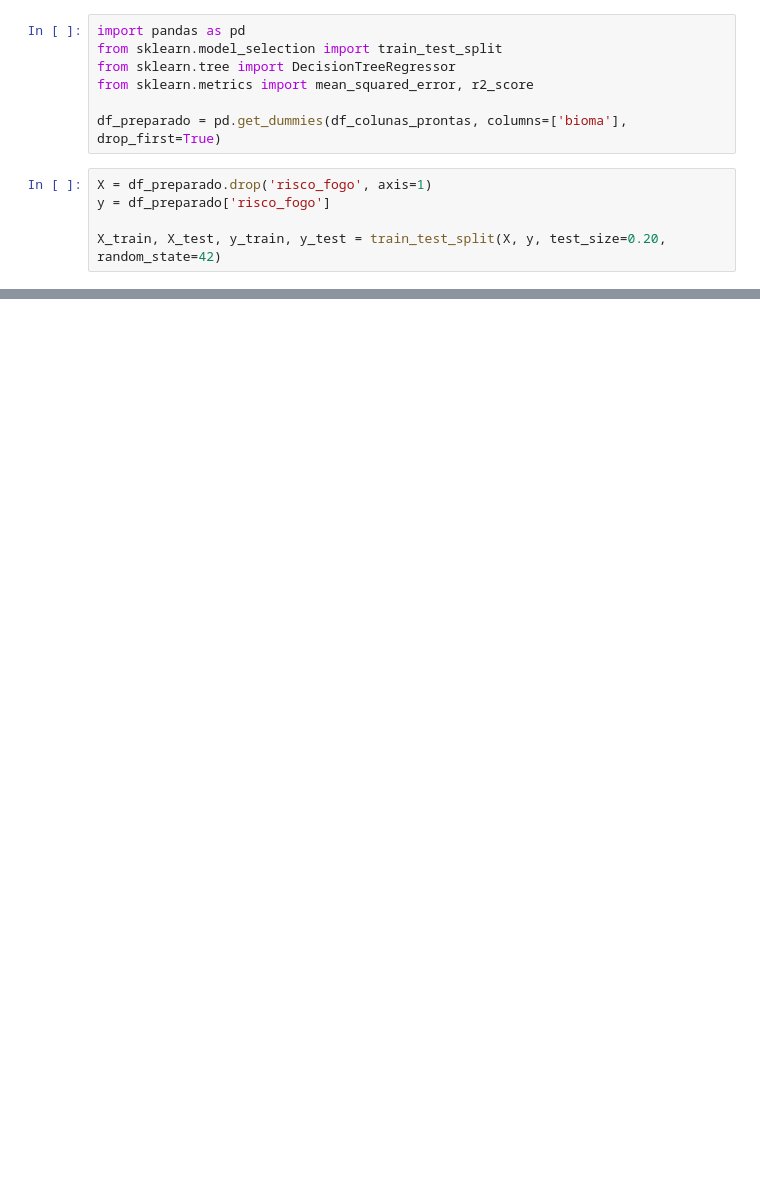
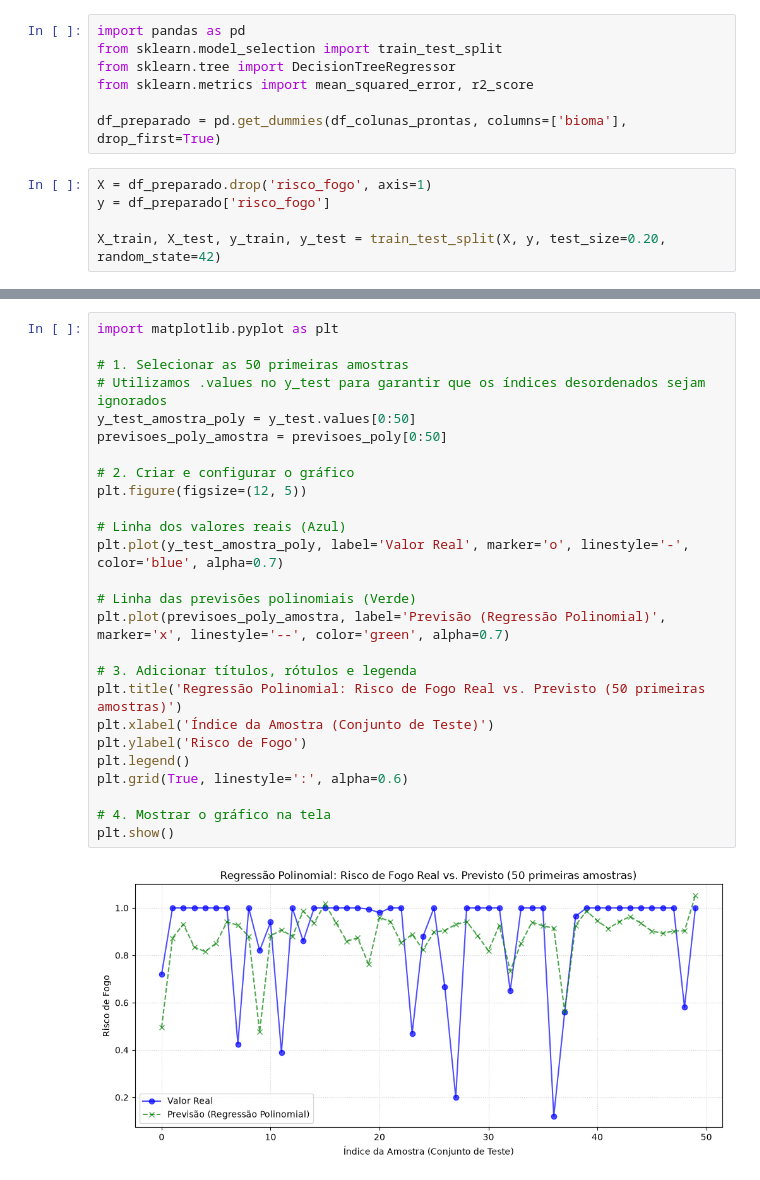
Before and after one commit to solovee/fire_watch_ia, a Jupyter notebook: main.ipynb, the cells around one changed output, grey strips where cells are left out. Saved outputs shown, nothing was run; the diff lists cells and outputs as text; blank space fills up the shorter version.

```diff
--- a/main.ipynb
+++ b/main.ipynb
@@ -174,0 +327,28 @@ plt.show()
+# %%
+import matplotlib.pyplot as plt
+
+# 1. Selecionar as 50 primeiras amostras
+# Utilizamos .values no y_test para garantir que os índices desordenados sejam ignorados
+y_test_amostra_poly = y_test.values[0:50]
+previsoes_poly_amostra = previsoes_poly[0:50]
+
+# 2. Criar e configurar o gráfico
+plt.figure(figsize=(12, 5))
+
+# Linha dos valores reais (Azul)
+plt.plot(y_test_amostra_poly, label='Valor Real', marker='o', linestyle='-', color='blue', alpha=0.7)
+
+# Linha das previsões polinomiais (Verde)
+plt.plot(previsoes_poly_amostra, label='Previsão (Regressão Polinomial)', marker='x', linestyle='--', color='green', alpha=0.7)
+
+# 3. Adicionar títulos, rótulos e legenda
+plt.title('Regressão Polinomial: Risco de Fogo Real vs. Previsto (50 primeiras amostras)')
+plt.xlabel('Índice da Amostra (Conjunto de Teste)')
+plt.ylabel('Risco de Fogo')
+plt.legend()
+plt.grid(True, linestyle=':', alpha=0.6)
+
+# 4. Mostrar o gráfico na tela
+plt.show()
+# %% [output]
+[figure, added]
```
Also changed, not shown: parts of 13 cells of this notebook.
